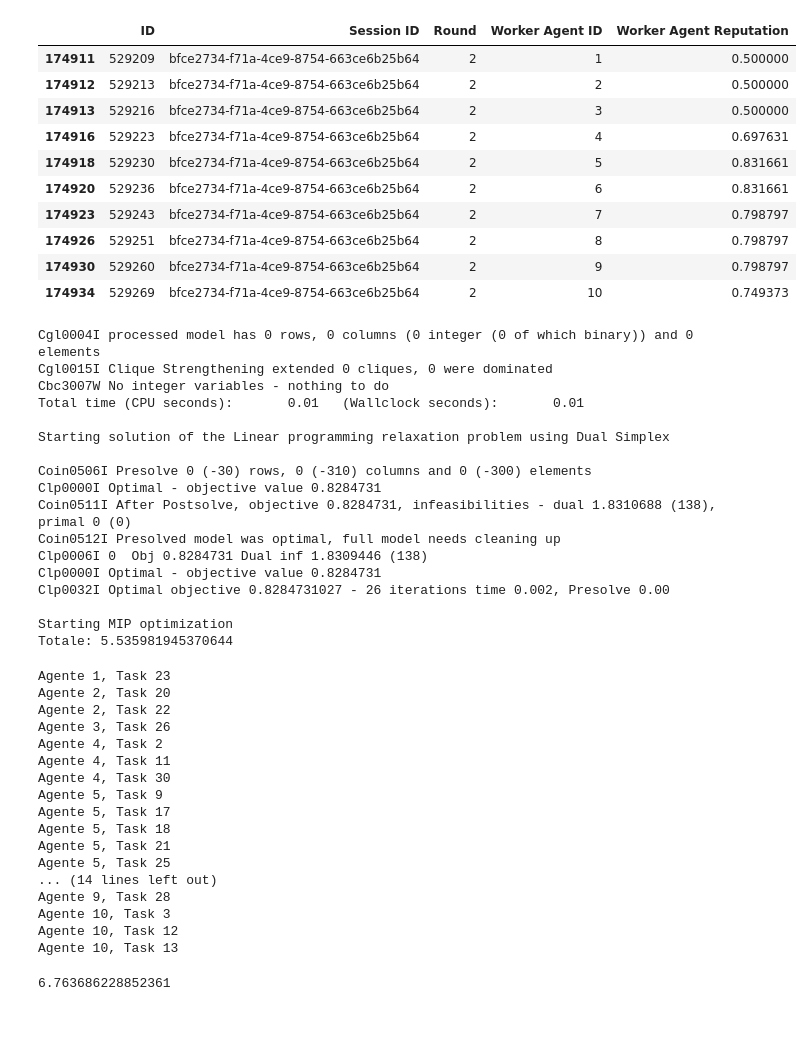
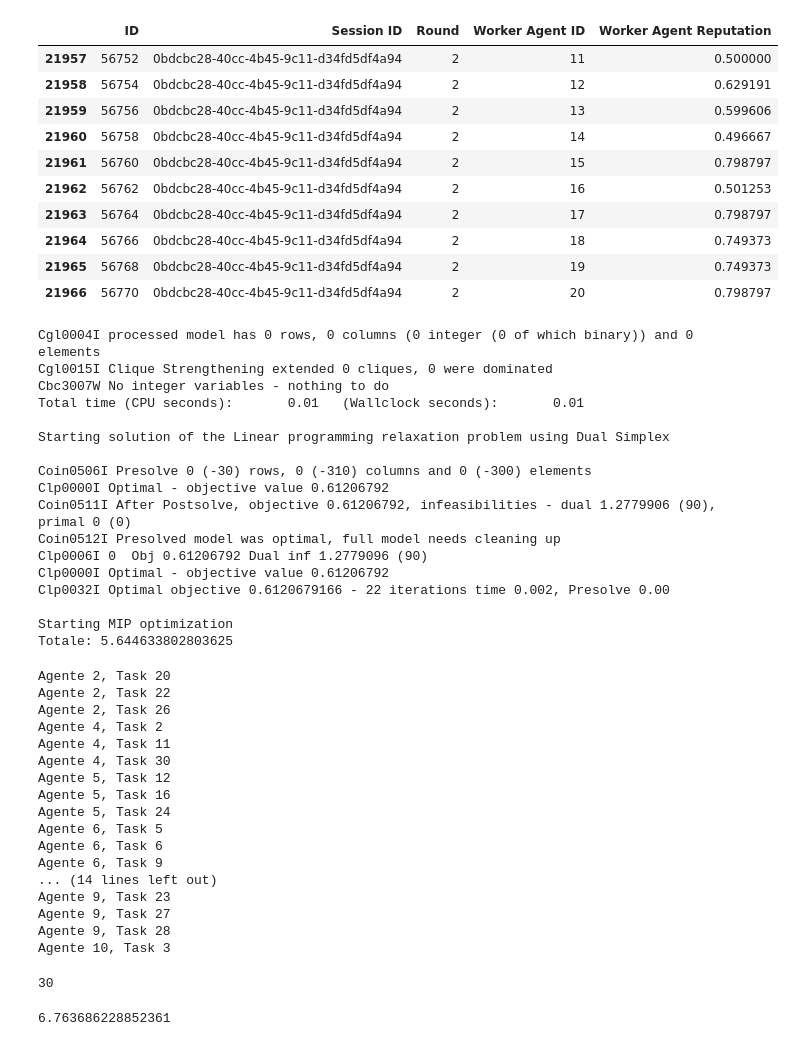
Before and after one commit to EliaTogni/Modelli-di-Ottimizzazione-e-Machine-Learning-per-l-allocazione-di-task-in-contesti-di-Worker-Agent, a Jupyter notebook: Modelli di Ottimizzazione/OptimizationModel.ipynb, the cells around one changed output. Cells and saved outputs as stored; diff of their text form; code cells hidden in the pictures.

```diff
--- a/Modelli di Ottimizzazione/OptimizationModel.ipynb
+++ b/Modelli di Ottimizzazione/OptimizationModel.ipynb
@@ -1,35 +1,35 @@
 # %%
 import pandas as pd
 
 #Importo le informazioni riguardanti le qualità delle tasks
 tasks = pd.read_csv("../Dataset 2.0/Tasks.csv")
 tasks = tasks.drop(0, axis = 0)
 tasks = tasks.drop("Deadline", axis = 1)
 
 
 #Importo i coefficienti di regressione di ogni agente
 coeffs = pd.read_csv("../Coefficienti di Regressione/coeffs.csv")
 
 decisions = pd.read_csv("../Dataset 2.0/Decisions.csv")
 
 #Selezionare il Session ID ed il Round voluti
 #Assicurarsi di selezionare lo stesso round in "RegressionModel.py" e in "OptimizationModel.py"
-decisions = decisions[decisions["Session ID"] == "bfce2734-f71a-4ce9-8754-663ce6b25b64"]
+decisions = decisions[decisions["Session ID"] == "0bdcbc28-40cc-4b45-9c11-d34fd5df4a94"]
 decisions = decisions[decisions["Round"] == 2]
 decisions = decisions.sort_values("Worker Agent ID")
 decisions
 # %% [output]
 |  | ID | Session ID | Round | Worker Agent ID | Worker Agent Reputation |
-| 174911 | 529209 | bfce2734-f71a-4ce9-8754-663ce6b25b64 | 2 | 1 | 0.500000 |
-| 174912 | 529213 | bfce2734-f71a-4ce9-8754-663ce6b25b64 | 2 | 2 | 0.500000 |
-| 174913 | 529216 | bfce2734-f71a-4ce9-8754-663ce6b25b64 | 2 | 3 | 0.500000 |
-| 174916 | 529223 | bfce2734-f71a-4ce9-8754-663ce6b25b64 | 2 | 4 | 0.697631 |
-| 174918 | 529230 | bfce2734-f71a-4ce9-8754-663ce6b25b64 | 2 | 5 | 0.831661 |
-| 174920 | 529236 | bfce2734-f71a-4ce9-8754-663ce6b25b64 | 2 | 6 | 0.831661 |
-| 174923 | 529243 | bfce2734-f71a-4ce9-8754-663ce6b25b64 | 2 | 7 | 0.798797 |
-| 174926 | 529251 | bfce2734-f71a-4ce9-8754-663ce6b25b64 | 2 | 8 | 0.798797 |
-| 174930 | 529260 | bfce2734-f71a-4ce9-8754-663ce6b25b64 | 2 | 9 | 0.798797 |
-| 174934 | 529269 | bfce2734-f71a-4ce9-8754-663ce6b25b64 | 2 | 10 | 0.749373 |
+| 21957 | 56752 | 0bdcbc28-40cc-4b45-9c11-d34fd5df4a94 | 2 | 11 | 0.500000 |
+| 21958 | 56754 | 0bdcbc28-40cc-4b45-9c11-d34fd5df4a94 | 2 | 12 | 0.629191 |
+| 21959 | 56756 | 0bdcbc28-40cc-4b45-9c11-d34fd5df4a94 | 2 | 13 | 0.599606 |
+| 21960 | 56758 | 0bdcbc28-40cc-4b45-9c11-d34fd5df4a94 | 2 | 14 | 0.496667 |
+| 21961 | 56760 | 0bdcbc28-40cc-4b45-9c11-d34fd5df4a94 | 2 | 15 | 0.798797 |
+| 21962 | 56762 | 0bdcbc28-40cc-4b45-9c11-d34fd5df4a94 | 2 | 16 | 0.501253 |
+| 21963 | 56764 | 0bdcbc28-40cc-4b45-9c11-d34fd5df4a94 | 2 | 17 | 0.798797 |
+| 21964 | 56766 | 0bdcbc28-40cc-4b45-9c11-d34fd5df4a94 | 2 | 18 | 0.749373 |
+| 21965 | 56768 | 0bdcbc28-40cc-4b45-9c11-d34fd5df4a94 | 2 | 19 | 0.749373 |
+| 21966 | 56770 | 0bdcbc28-40cc-4b45-9c11-d34fd5df4a94 | 2 | 20 | 0.798797 |
 # %%
 from mip import *
 
@@ -130,7 +130,7 @@ if (WAID[9] == 10):
         wEffort[h] = wEffort[h][0:10]
 
 else:
-    for h in range:
+    for h in range(30):
         wEffort[h] = wEffort[h][10:20]
 
 #Reputazione del WA prima del round
@@ -183,15 +183,15 @@ Total time (CPU seconds):       0.01   (Wallclock seconds):       0.01
 Starting solution of the Linear programming relaxation problem using Dual Simplex
 
 Coin0506I Presolve 0 (-30) rows, 0 (-310) columns and 0 (-300) elements
-Clp0000I Optimal - objective value 0.8284731
-Coin0511I After Postsolve, objective 0.8284731, infeasibilities - dual 1.8310688 (138), primal 0 (0)
+Clp0000I Optimal - objective value 0.61206792
+Coin0511I After Postsolve, objective 0.61206792, infeasibilities - dual 1.2779906 (90), primal 0 (0)
 Coin0512I Presolved model was optimal, full model needs cleaning up
-Clp0006I 0  Obj 0.8284731 Dual inf 1.8309446 (138)
-Clp0000I Optimal - objective value 0.8284731
-Clp0032I Optimal objective 0.8284731027 - 26 iterations time 0.002, Presolve 0.00
+Clp0006I 0  Obj 0.61206792 Dual inf 1.2779096 (90)
+Clp0000I Optimal - objective value 0.61206792
+Clp0032I Optimal objective 0.6120679166 - 22 iterations time 0.002, Presolve 0.00
 
 Starting MIP optimization
-Totale: 5.535981945370644
+Totale: 5.644633802803625
 # %%
 tot = 0
 for a in A:
@@ -199,24 +199,26 @@ for a in A:
         if x[a][t].x == 1:
             tot += 1
             print(f"Agente {a + 1}, Task {t +1}")
+tot
 # %% [output]
-Agente 1, Task 23
 Agente 2, Task 20
 Agente 2, Task 22
-Agente 3, Task 26
+Agente 2, Task 26
 Agente 4, Task 2
 Agente 4, Task 11
 Agente 4, Task 30
-Agente 5, Task 9
-Agente 5, Task 17
-Agente 5, Task 18
-Agente 5, Task 21
-Agente 5, Task 25
+Agente 5, Task 12
+Agente 5, Task 16
+Agente 5, Task 24
+Agente 6, Task 5
+Agente 6, Task 6
+Agente 6, Task 9
 ... (14 lines left out)
+Agente 9, Task 23
+Agente 9, Task 27
 Agente 9, Task 28
 Agente 10, Task 3
-Agente 10, Task 12
-Agente 10, Task 13
+30
 # %%
 decisions2 = pd.read_csv("../Dataset 2.0/Decisions.csv")
 
```
Also changed, not shown: 3 other files.
